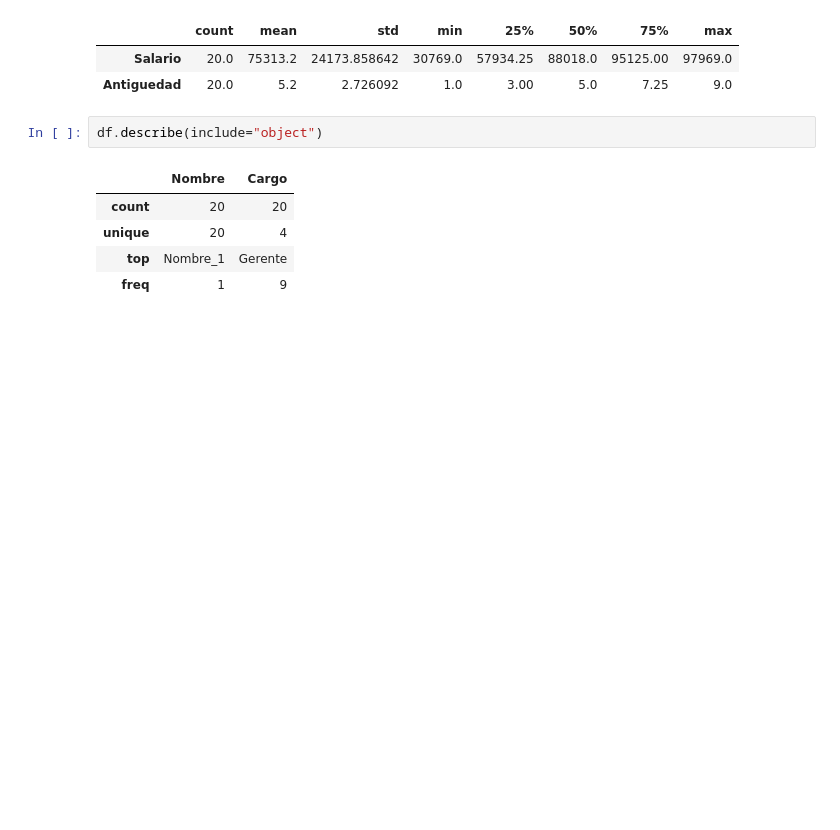
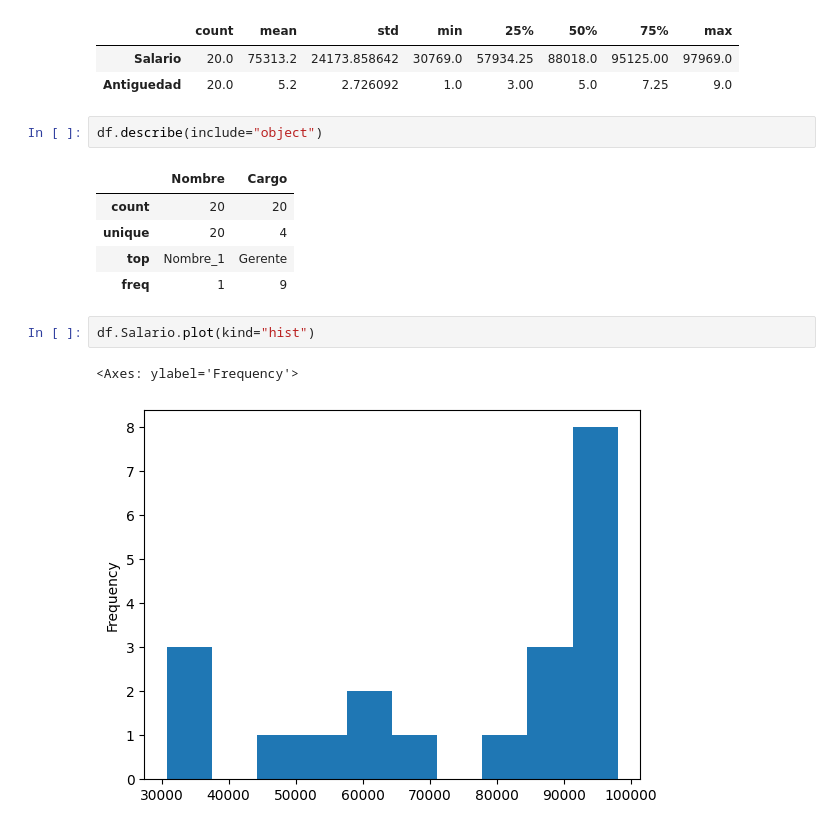
Before and after one commit to Majela12/apuntesIA, a Jupyter notebook: Apuntes_EDA.ipynb, the cells around one changed output. Cells and saved outputs as stored; diff of their text form; blank space fills up the shorter version.

```diff
--- a/Apuntes_EDA.ipynb
+++ b/Apuntes_EDA.ipynb
@@ -283,3 +283,8 @@ df.describe(include="object")
 | unique | 20 | 4 |
 | top | Nombre_1 | Gerente |
 | freq | 1 | 9 |
+# %%
+df.Salario.plot(kind="hist")
+# %% [output]
+<Axes: ylabel='Frequency'>
+[figure, added]
```
Also changed, not shown: parts of 1 cell of this notebook.
